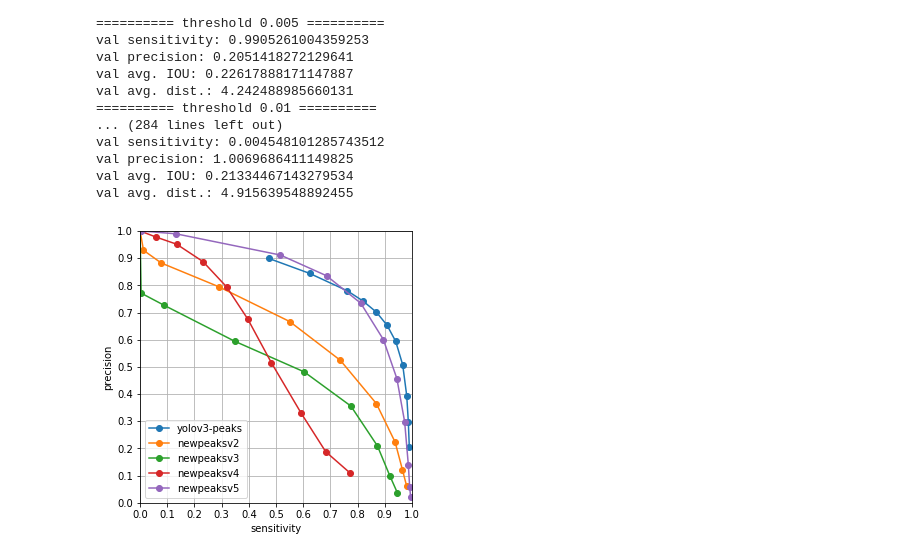
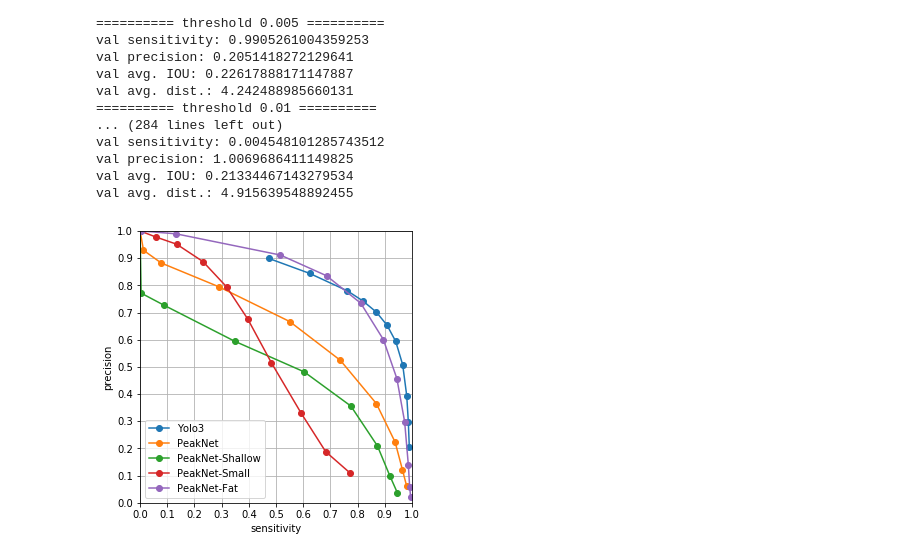
Before and after one commit to leeneil/peaknet, a Jupyter notebook: val_analysis_offline.ipynb, the cells around one changed output. Cells and saved outputs as stored; diff of their text form; code cells hidden in the pictures.

```diff
--- a/val_analysis_offline.ipynb
+++ b/val_analysis_offline.ipynb
@@ -59,28 +59,32 @@ val precision: 1.0069686411149825
 val avg. IOU: 0.21334467143279534
 val avg. dist.: 4.915639548892455
 # %%
+official_names = {"yolov3-peaks":"Yolo3", "newpeaksv2":"PeakNet", "newpeaksv3":"PeakNet-Shallow",
+                  "newpeaksv4":"PeakNet-Small", "newpeaksv5":"PeakNet-Fat"}
+
 fig, ax = plt.subplots(1)
 for arch in archs:
     x = []
     y = []
     for thresh in threshs:
         sen, pre, _, _ = pre_vs_sen[ (arch, thresh) ]
         if sen != -1:
             x.append( min([sen, 1]) )
             y.append( min([pre, 1]) )
         else:
             break
-    plt.plot( x, y, '-o', label=arch )
+    plt.plot( x, y, '-o', label=official_names[arch] )
 plt.legend()
 plt.xlabel('sensitivity')
 plt.ylabel('precision')
 ax.set_xlim([0, 1])
 ax.set_ylim([0, 1])
 ax.set_xticks([0, 0.1, 0.2, 0.3, 0.4, 0.5, 0.6, 0.7, 0.8, 0.9, 1])
 ax.set_yticks([0, 0.1, 0.2, 0.3, 0.4, 0.5, 0.6, 0.7, 0.8, 0.9, 1])
 ax.grid(True)
 ax.set_aspect('equal')
 fig.set_size_inches(5, 5)
+plt.savefig('output/val_arch_comp.png', bbox_inches='tight', dpi=300)
 plt.show()
 # %% [output]
-[figure, old version]
+[figure, new version]
```
Also changed, not shown: parts of 3 cells of this notebook.
